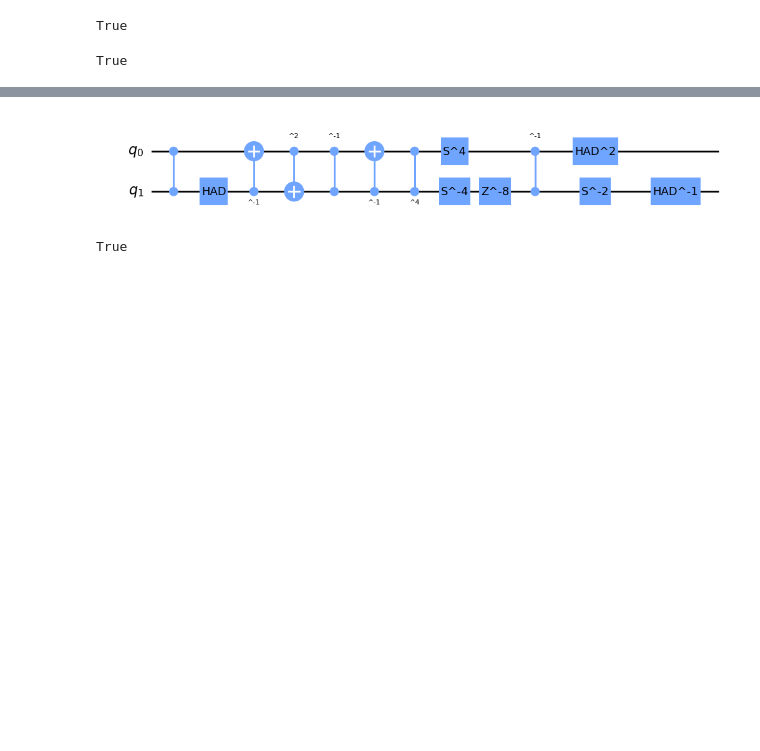
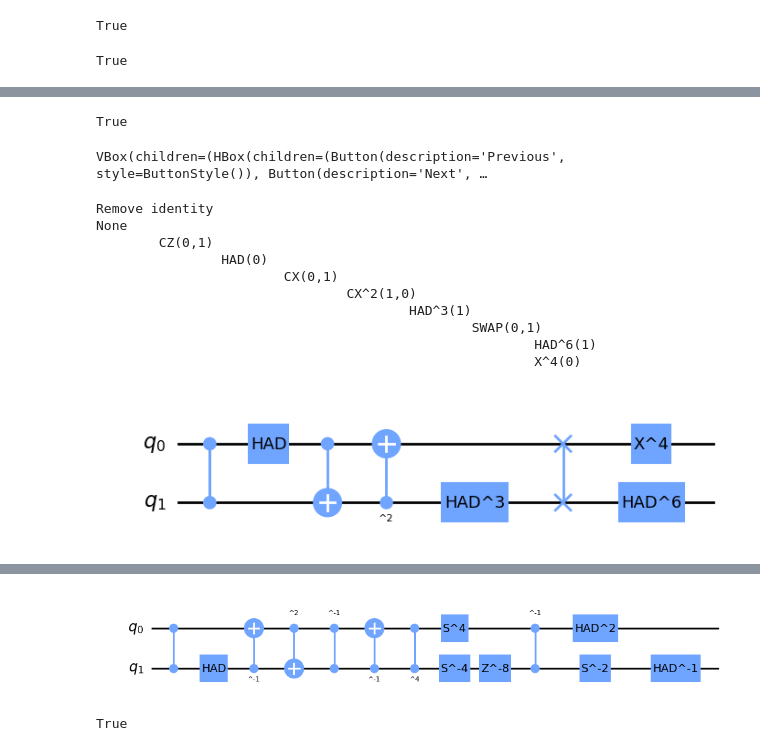
Before and after one commit to jvdwetering/dizx, a Jupyter notebook: notebooks/CircuitSimplifierHacking.ipynb, the cells around one changed output, grey strips where cells are left out. Saved outputs shown, nothing was run; the diff lists cells and outputs as text; code cells hidden in the pictures; blank space fills up the shorter version.

```diff
--- a/notebooks/CircuitSimplifierHacking.ipynb
+++ b/notebooks/CircuitSimplifierHacking.ipynb
@@ -102,0 +107,25 @@ False
+# %%
+cs.toggle_pair_of_CX_gates()
+# %% [output]
+True
+# %%
+cs.display_widget()
+# %% [output]
+VBox(children=(HBox(children=(Button(description='Previous', style=ButtonStyle()), Button(description='Next', …
+# %%
+index = -2
+print(cs.steps_done[index])
+print(cs.dags[index])
+cs.circuit_list[index].draw()
+# %% [output]
+Remove identity
+None
+        CZ(0,1)
+                HAD(0)
+                        CX(0,1)
+                                CX^2(1,0)
+                                        HAD^3(1)
+                                                SWAP(0,1)
+                                                        HAD^6(1)
+                                                        X^4(0)
+[figure, added]
```
Also changed, not shown: parts of 15 cells of this notebook, 6 other files.
